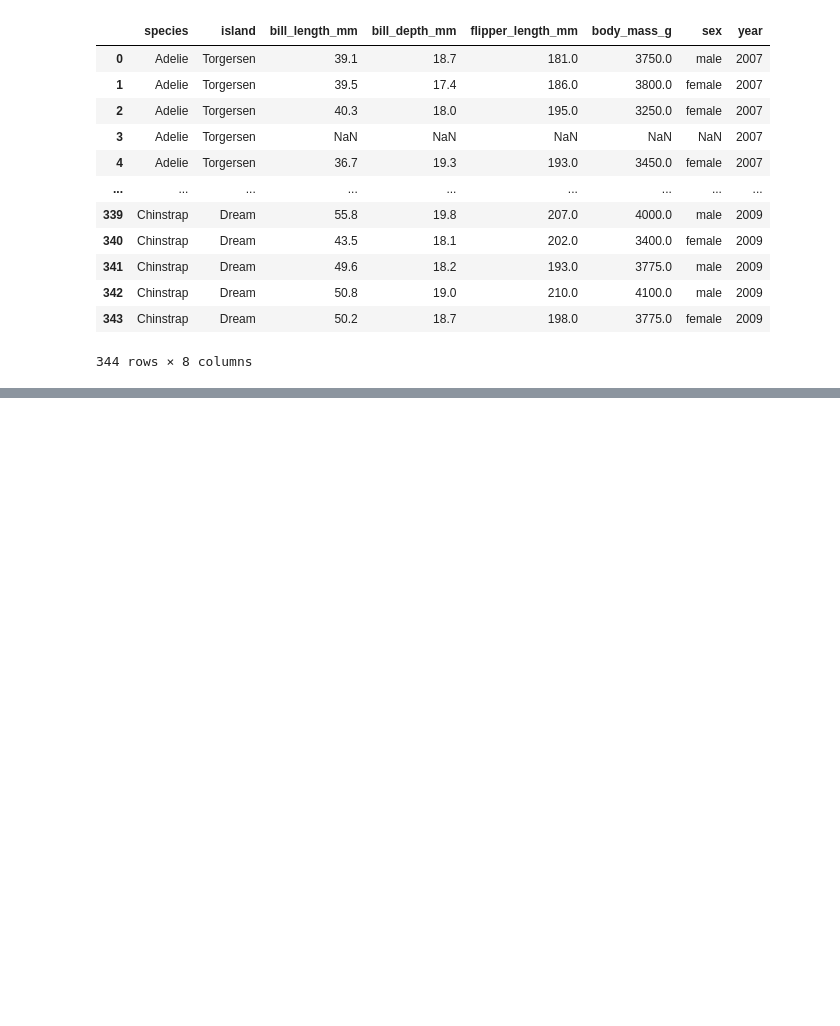
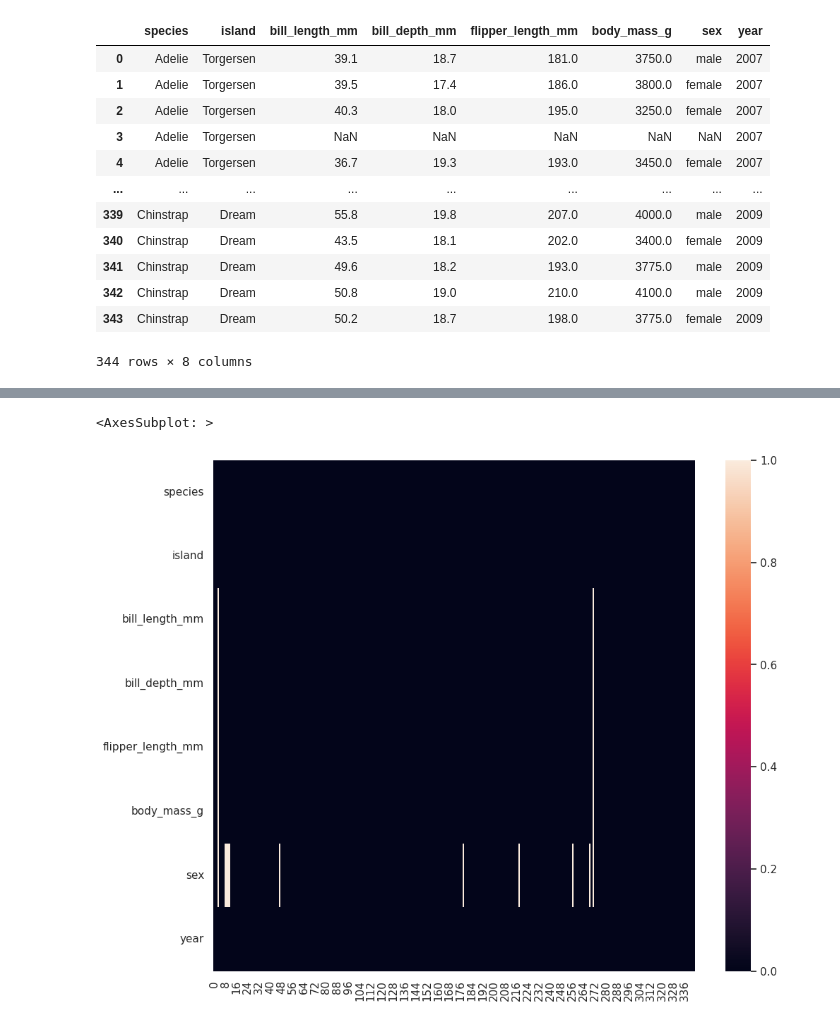
Before and after one commit to electrojam/Curso-de-Analisis-Exploratorio-de-Datos, a Jupyter notebook: 1-conociendo nuestros datos.ipynb, the cells around one changed output, grey strips where cells are left out. Cells and saved outputs as stored; diff of their text form; code cells hidden in the pictures; blank space fills up the shorter version.

```diff
--- a/1-conociendo nuestros datos.ipynb
+++ b/1-conociendo nuestros datos.ipynb
@@ -134,0 +294,16 @@ pd.read_csv('penguins.csv')
+# %%
+(
+    preprocess_penguins_df
+    .isnull()
+    .transpose()
+    .pipe(
+        lambda df: (
+            sns.heatmap(
+                data = df
+            )
+        )
+    )
+)
+# %% [output]
+<AxesSubplot: >
+[figure, added]
```
Also changed, not shown: parts of 25 cells of this notebook.
